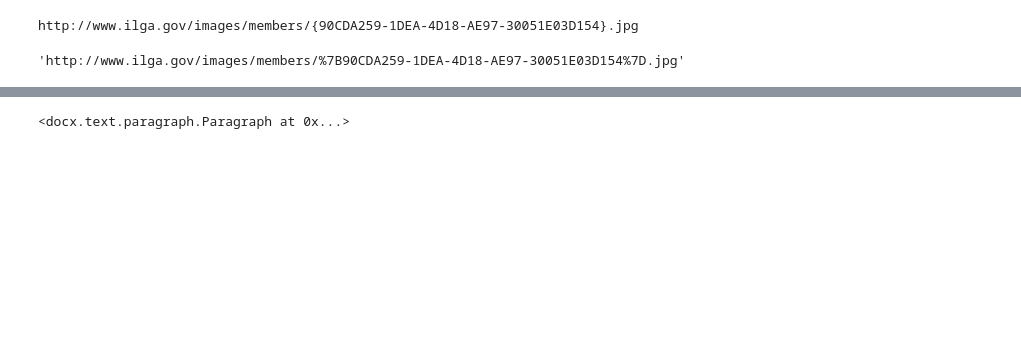
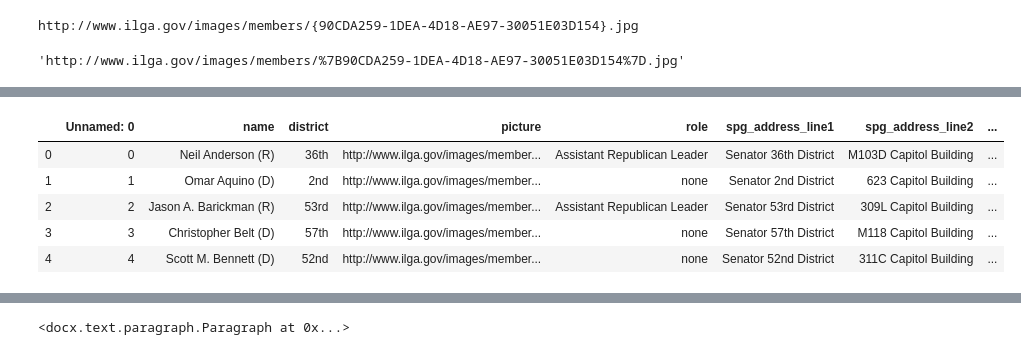
Before and after one commit to Atchub1/Legislature_Scrape, a Jupyter notebook: Senators.ipynb, the cells around one changed output, grey strips where cells are left out. Drawn from its saved outputs; the diff is of its cells as text; code cells hidden in the pictures; blank space fills up the shorter version.

```diff
--- a/Senators.ipynb
+++ b/Senators.ipynb
@@ -70,0 +116,22 @@ senator_df.iloc[0,15]
+# %%
+import docx
+import requests
+import io
+from docx.shared import Inches
+
+# from docx import Document
+import pandas as pd
+
+# document = Document()
+
+doc = docx.Document()
+
+senator_df = pd.read_csv('senator_with_picture_url.csv', encoding = 'utf-8')
+senator_df.head()
+# %% [output]
+|  | Unnamed: 0 | name | district | picture | role | spg_address_line1 | spg_address_line2 | ... |
+| 0 | 0 | Neil Anderson (R) | 36th | http://www.ilga.gov/images/member... | Assistant Republican Leader | Senator 36th District | M103D Capitol Building | ... |
+| 1 | 1 | Omar Aquino (D) | 2nd | http://www.ilga.gov/images/member... | none | Senator 2nd District | 623 Capitol Building | ... |
+| 2 | 2 | Jason A. Barickman (R) | 53rd | http://www.ilga.gov/images/member... | Assistant Republican Leader | Senator 53rd District | 309L Capitol Building | ... |
+| 3 | 3 | Christopher Belt (D) | 57th | http://www.ilga.gov/images/member... | none | Senator 57th District | M118 Capitol Building | ... |
+| 4 | 4 | Scott M. Bennett (D) | 52nd | http://www.ilga.gov/images/member... | none | Senator 52nd District | 311C Capitol Building | ... |
```
Also changed, not shown: parts of 14 cells of this notebook, 2 other files.
